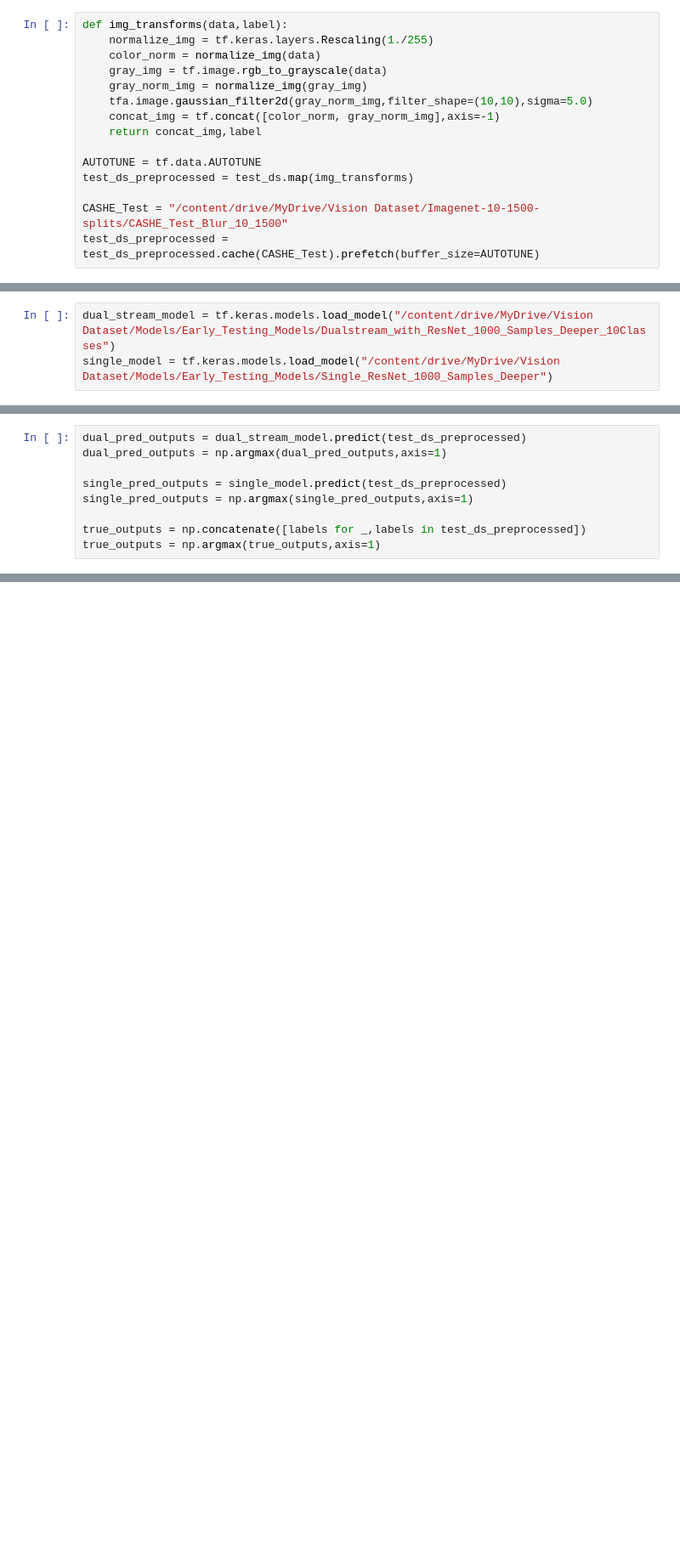
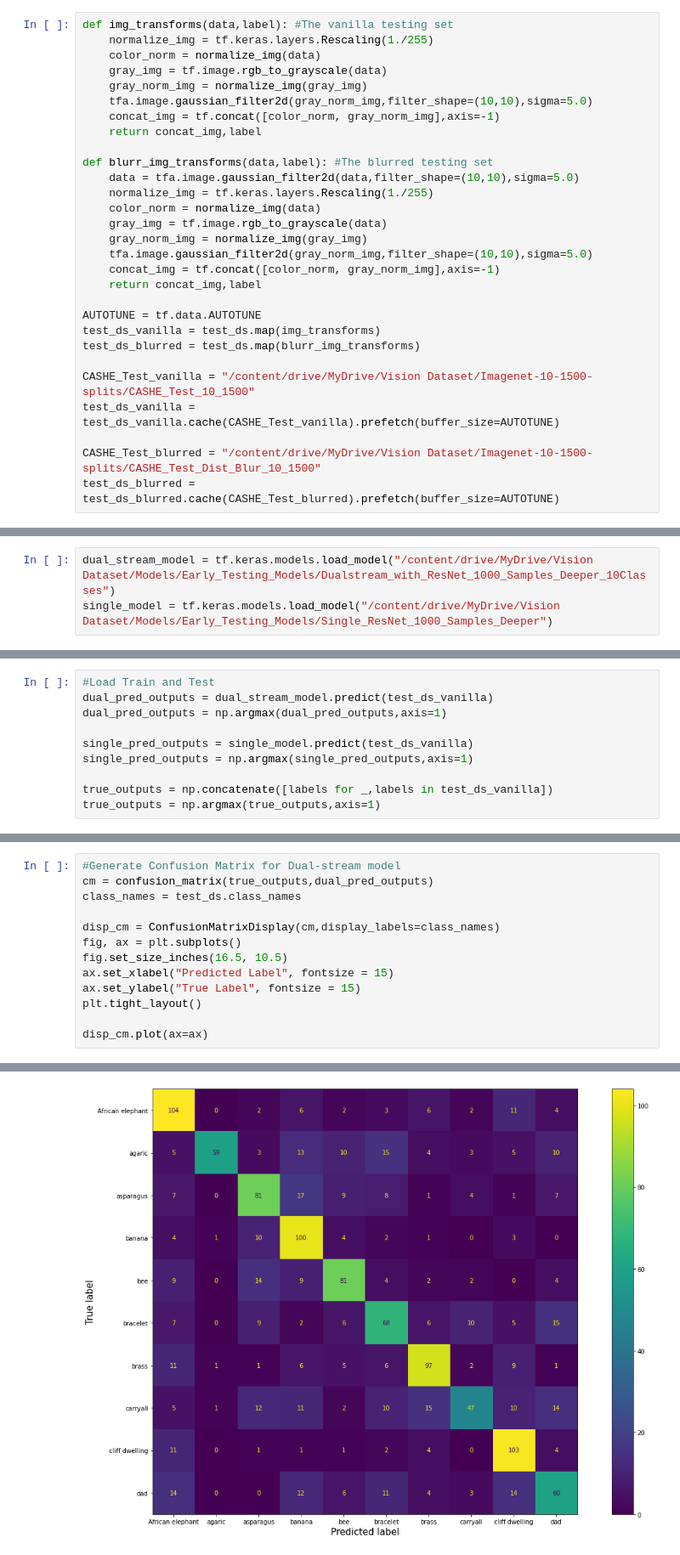
Before and after one commit to nelsonalbertohj/Magno-Parvo-CNN, a Jupyter notebook: Data_analysis_and_results.ipynb, the cells around one changed output, grey strips where cells are left out. Shown: that part at 85% size. Cells and saved outputs as stored; diff of their text form; blank space fills up the shorter version.

Commit message:
Added full pre-liminary analysis of blurred images

```diff
--- a/Data_analysis_and_results.ipynb
+++ b/Data_analysis_and_results.ipynb
@@ -48,7 +51,17 @@ test_ds = tf.keras.utils.image_dataset_from_directory(
 # %% [output]
 Found 1297 files belonging to 10 classes.
 # %%
-def img_transforms(data,label):
+def img_transforms(data,label): #The vanilla testing set
+    normalize_img = tf.keras.layers.Rescaling(1./255)
+    color_norm = normalize_img(data)
+    gray_img = tf.image.rgb_to_grayscale(data)
+    gray_norm_img = normalize_img(gray_img)
+    tfa.image.gaussian_filter2d(gray_norm_img,filter_shape=(10,10),sigma=5.0)
+    concat_img = tf.concat([color_norm, gray_norm_img],axis=-1)
+    return concat_img,label
+
+def blurr_img_transforms(data,label): #The blurred testing set
+    data = tfa.image.gaussian_filter2d(data,filter_shape=(10,10),sigma=5.0)
     normalize_img = tf.keras.layers.Rescaling(1./255)
     color_norm = normalize_img(data)
     gray_img = tf.image.rgb_to_grayscale(data)
@@ -58,10 +71,14 @@ def img_transforms(data,label):
     return concat_img,label
 
 AUTOTUNE = tf.data.AUTOTUNE
-test_ds_preprocessed = test_ds.map(img_transforms)
+test_ds_vanilla = test_ds.map(img_transforms)
+test_ds_blurred = test_ds.map(blurr_img_transforms)
 
-CASHE_Test = "/content/drive/MyDrive/Vision Dataset/Imagenet-10-1500-splits/CASHE_Test_Blur_10_1500"
-test_ds_preprocessed = test_ds_preprocessed.cache(CASHE_Test).prefetch(buffer_size=AUTOTUNE)
+CASHE_Test_vanilla = "/content/drive/MyDrive/Vision Dataset/Imagenet-10-1500-splits/CASHE_Test_10_1500"
+test_ds_vanilla = test_ds_vanilla.cache(CASHE_Test_vanilla).prefetch(buffer_size=AUTOTUNE)
+
+CASHE_Test_blurred = "/content/drive/MyDrive/Vision Dataset/Imagenet-10-1500-splits/CASHE_Test_Dist_Blur_10_1500"
+test_ds_blurred = test_ds_blurred.cache(CASHE_Test_blurred).prefetch(buffer_size=AUTOTUNE)
 # %%
 # # Used to create CASHE in local disk by loading all images
 # idx = 0
@@ -81,11 +100,12 @@ single_test_loss, signle_test_accuracy = single_model.evaluate(test_ds_preproces
 41/41 [==============================] - 31s 430ms/step - loss: 1.4610 - accuracy: 0.6168
 41/41 [==============================] - 10s 214ms/step - loss: 1.0598 - accuracy: 0.7032
 # %%
-dual_pred_outputs = dual_stream_model.predict(test_ds_preprocessed)
+#Load Train and Test
+dual_pred_outputs = dual_stream_model.predict(test_ds_vanilla)
 dual_pred_outputs = np.argmax(dual_pred_outputs,axis=1)
 
-single_pred_outputs = single_model.predict(test_ds_preprocessed)
+single_pred_outputs = single_model.predict(test_ds_vanilla)
 single_pred_outputs = np.argmax(single_pred_outputs,axis=1)
 
-true_outputs = np.concatenate([labels for _,labels in test_ds_preprocessed])
+true_outputs = np.concatenate([labels for _,labels in test_ds_vanilla])
 true_outputs = np.argmax(true_outputs,axis=1)
@@ -98,0 +131,14 @@ array([2, 6, 9, ..., 3, 9, 4])
+# %%
+#Generate Confusion Matrix for Dual-stream model
+cm = confusion_matrix(true_outputs,dual_pred_outputs)
+class_names = test_ds.class_names
+
+disp_cm = ConfusionMatrixDisplay(cm,display_labels=class_names)
+fig, ax = plt.subplots()
+fig.set_size_inches(16.5, 10.5)
+ax.set_xlabel("Predicted Label", fontsize = 15)
+ax.set_ylabel("True Label", fontsize = 15)
+plt.tight_layout()
+
+disp_cm.plot(ax=ax)
+# %% [output]
@@ -98,0 +146 @@ array([2, 6, 9, ..., 3, 9, 4])
+[figure, added]
```
Also changed, not shown: parts of 19 cells of this notebook.
